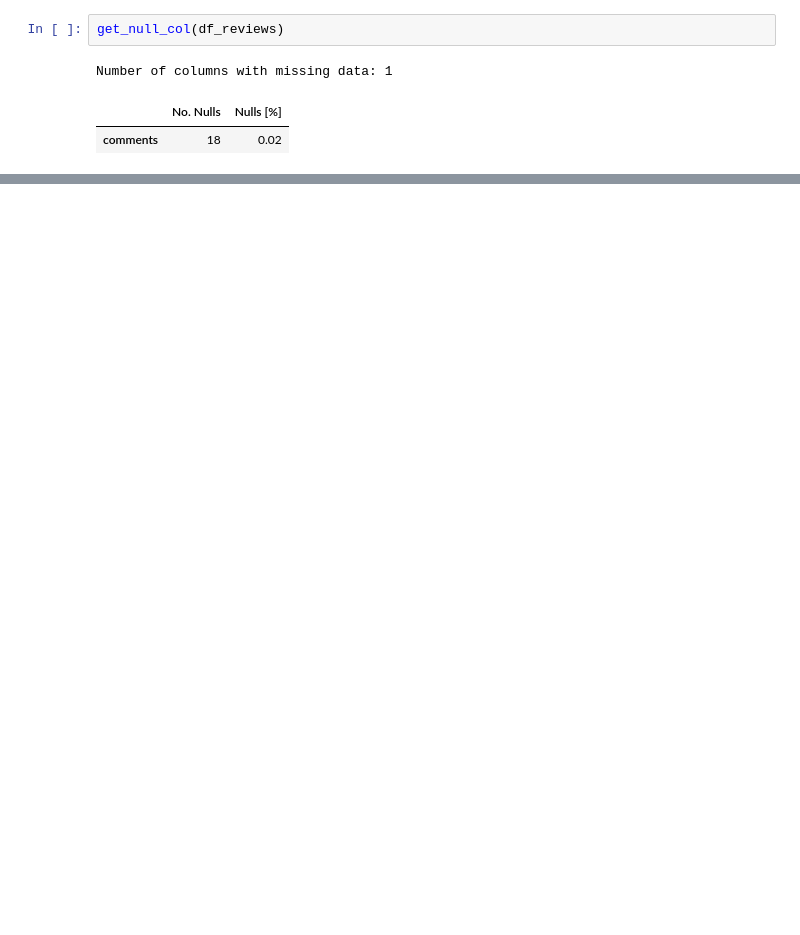
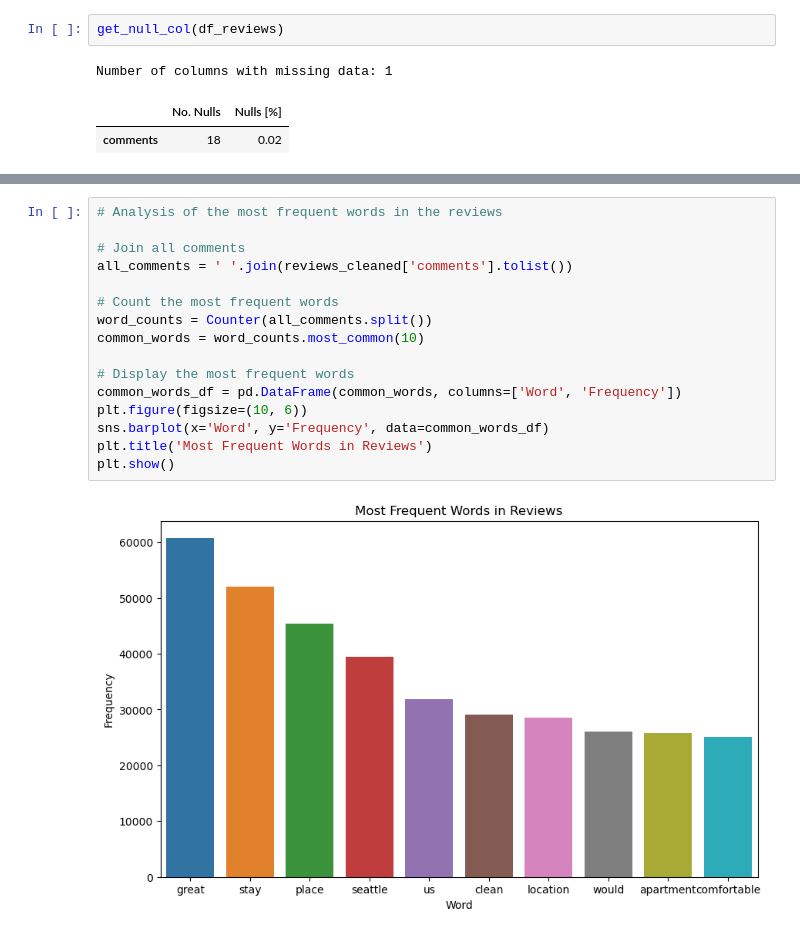
Before and after one commit to mafda/seattle_airbnb_data_analysis, a Jupyter notebook: src/seattle_airbnb_data_analysis.ipynb, the cells around one changed output, grey strips where cells are left out. Saved outputs shown, nothing was run; the diff lists cells and outputs as text; blank space fills up the shorter version.

```diff
--- a/src/seattle_airbnb_data_analysis.ipynb
+++ b/src/seattle_airbnb_data_analysis.ipynb
@@ -251,0 +362,18 @@ plt.show()
+# %%
+# Analysis of the most frequent words in the reviews
+
+# Join all comments
+all_comments = ' '.join(reviews_cleaned['comments'].tolist())
+
+# Count the most frequent words
+word_counts = Counter(all_comments.split())
+common_words = word_counts.most_common(10)
+
+# Display the most frequent words
+common_words_df = pd.DataFrame(common_words, columns=['Word', 'Frequency'])
+plt.figure(figsize=(10, 6))
+sns.barplot(x='Word', y='Frequency', data=common_words_df)
+plt.title('Most Frequent Words in Reviews')
+plt.show()
+# %% [output]
+[figure, added]
```
Also changed, not shown: parts of 32 cells of this notebook, 1 other file.
